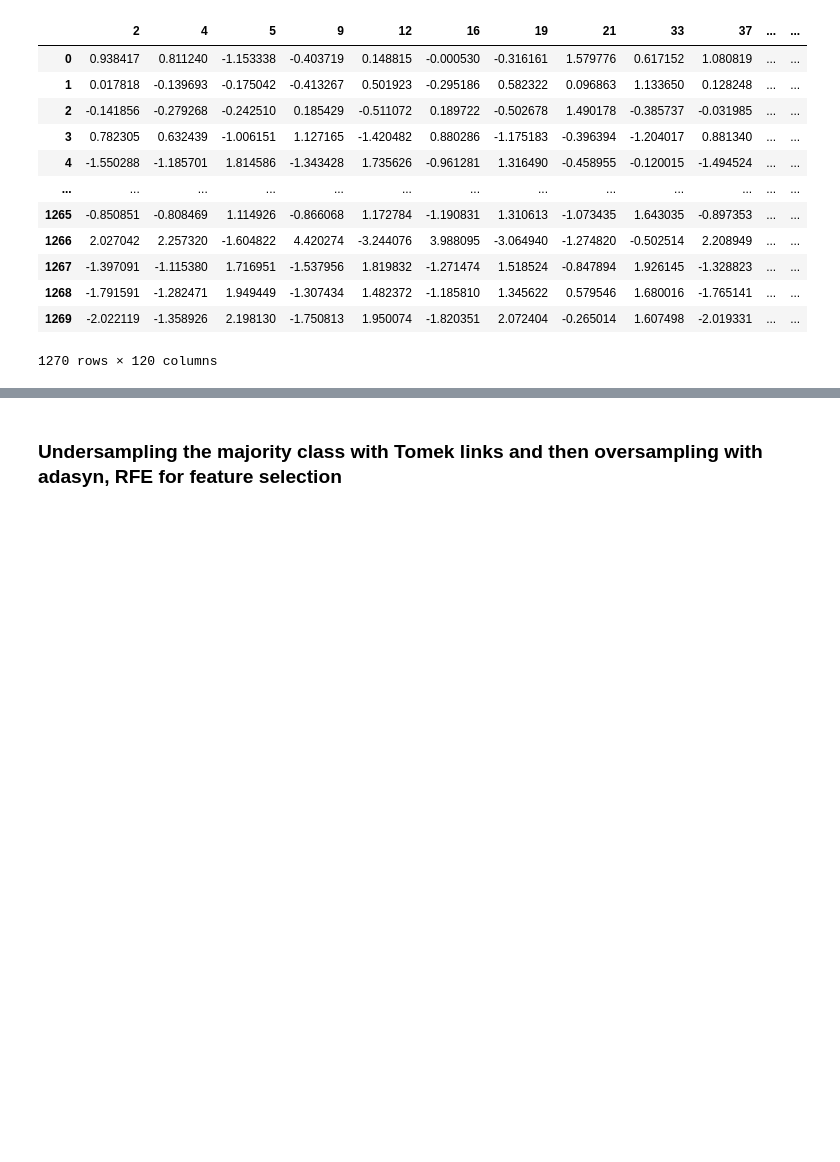
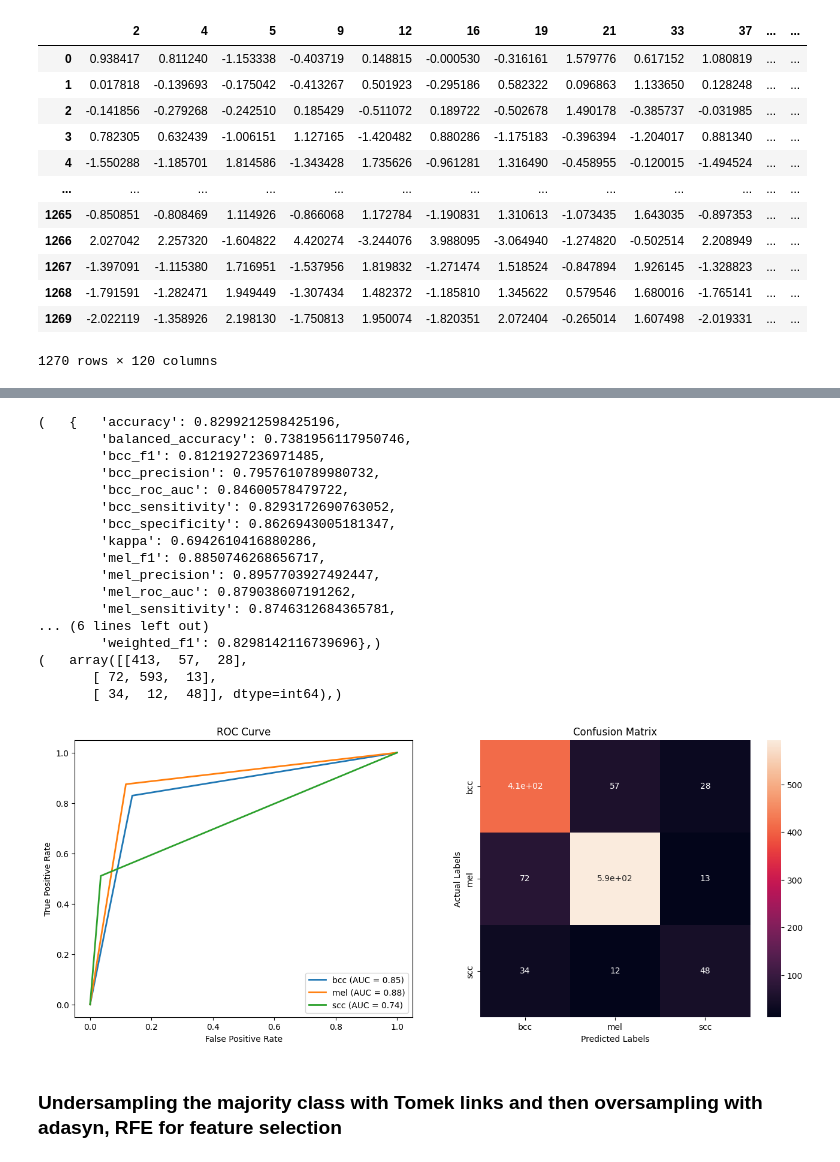
Before and after one commit to lui-alvarez/Melanoma-classification-using-machine-learning, a Jupyter notebook: notebooks/challenge2_multiclass.ipynb, the cells around one changed output, grey strips where cells are left out. Cells and saved outputs as stored; diff of their text form; code cells hidden in the pictures; blank space fills up the shorter version.

```diff
--- a/notebooks/challenge2_multiclass.ipynb
+++ b/notebooks/challenge2_multiclass.ipynb
@@ -1148,6 +1141,41 @@ Fitting 5 folds for each of 18 candidates, totalling 90 fits
        [ 85, 582,  11],
        [ 31,   7,  56]], dtype=int64),)
 [figure]
+# %%
+# Define the base classifiers
+clf1 = SVC(C= 10, gamma=0.01, kernel='rbf', probability=True)  # Set probability=True for soft voting
+clf2 = RandomForestClassifier(class_weight='balanced', max_depth= 9, min_samples_leaf=1, min_samples_split=2, n_estimators=200)
+clf3 = XGBClassifier(colsample_bytree=1.0, learning_rate=0.1, max_depth=5, n_estimators=300, subsample=0.7)
+
+# Create a VotingClassifier with soft voting
+voting_clf = VotingClassifier(estimators=[('svc', clf1), ('rf', clf2), ('xgb', clf3)], voting='soft')
+
+# Train the VotingClassifier on your training data
+voting_clf.fit(X_train_normalized, y_train_encoded)
+
+# Make predictions
+y_pred = voting_clf.predict(X_val_normalized)
+
+model_predict(y_pred, y_val_encoded)
+# %% [output]
+(   {   'accuracy': 0.8299212598425196,
+        'balanced_accuracy': 0.7381956117950746,
+        'bcc_f1': 0.8121927236971485,
+        'bcc_precision': 0.7957610789980732,
+        'bcc_roc_auc': 0.84600578479722,
+        'bcc_sensitivity': 0.8293172690763052,
+        'bcc_specificity': 0.8626943005181347,
+        'kappa': 0.6942610416880286,
+        'mel_f1': 0.8850746268656717,
+        'mel_precision': 0.8957703927492447,
+        'mel_roc_auc': 0.879038607191262,
+        'mel_sensitivity': 0.8746312684365781,
+... (6 lines left out)
+        'weighted_f1': 0.8298142116739696},)
+(   array([[413,  57,  28],
+       [ 72, 593,  13],
+       [ 34,  12,  48]], dtype=int64),)
+[figure, added]
 # %% [markdown]
 ### Undersampling the majority class with Tomek links and then oversampling with adasyn, RFE for feature selection
 # %%
```
Also changed, not shown: parts of 7 cells of this notebook, 1 other file.
